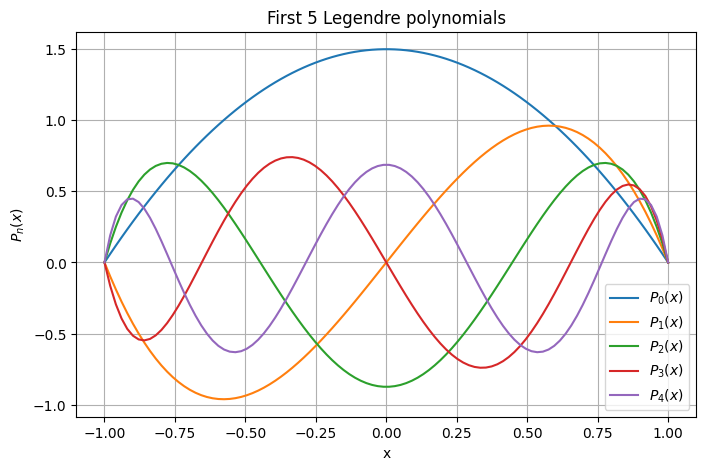
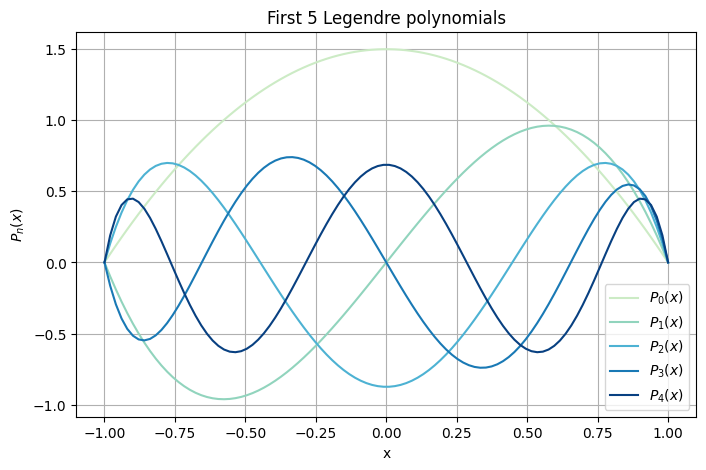
The change to this notebook cell's code, shown as a diff; its figure went from the first image to the second:
--- before
+++ after
@@ -1,6 +1,8 @@
+N = 5
 x = np.linspace(-1,1,100)
+colors = plt.cm.GnBu(np.linspace(0.25, 1, N))
 plt.figure(figsize=(8,5))
 for n in range(5):
-    plt.plot(x, phi_spec(n, x), label=f'$P_{n}(x)$')
+    plt.plot(x, phi_spec(n, x), label=f'$P_{n}(x)$', color=colors[n])
 plt.xlabel('x')
 plt.ylabel('$P_n(x)$')

Commit: added convection-diffusion equation